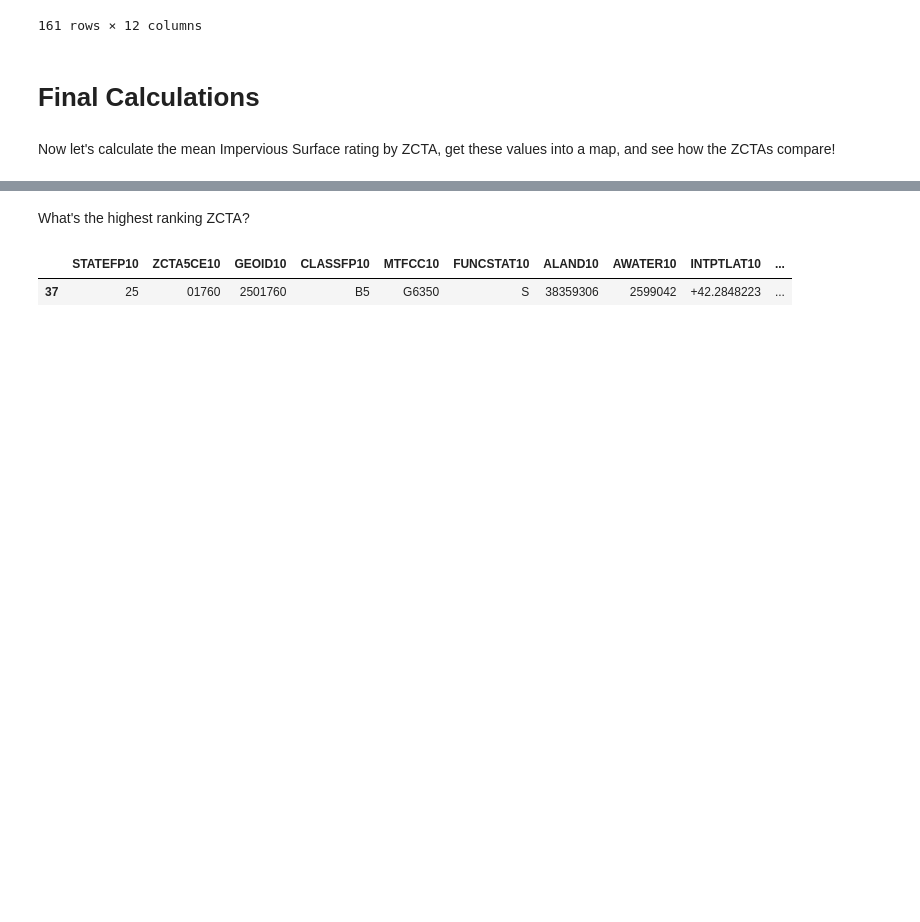
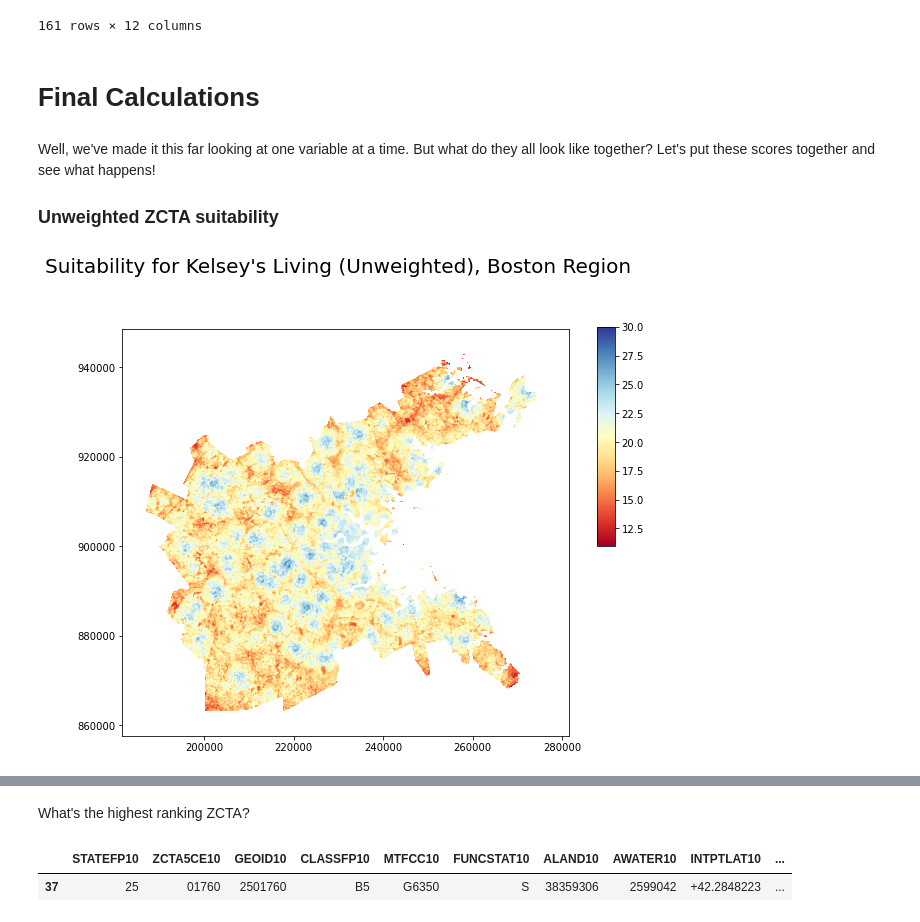
Before and after one commit to krowe42/FinalProject-LivingDecisions, a Jupyter notebook: Rowe-LivingDecisions.ipynb, the cells around one changed output, grey strips where cells are left out. Drawn from its saved outputs; the diff is of its cells as text; code cells hidden in the pictures; blank space fills up the shorter version.

Commit message:
added full weighted & unweighted suitability rasters

```diff
--- a/Rowe-LivingDecisions.ipynb
+++ b/Rowe-LivingDecisions.ipynb
@@ -294,11 +296,15 @@ landcover_reclass = np.full(shape, np.NaN)
 
 # Now to reclassify all those land cover types
 
-landcover_reclass[(landcover_zip == 21) | (landcover_zip == 22) | (landcover_zip == 23) | (landcover_zip == 24)] = 5
-landcover_reclass[(landcover_zip == 41) | (landcover_zip == 42) | (landcover_zip == 43)] = 4
+landcover_reclass[(landcover_zip == 21) | (landcover_zip == 22) \
+                | (landcover_zip == 23) | (landcover_zip == 24)] = 5
+landcover_reclass[(landcover_zip == 41) | (landcover_zip == 42) \
+                | (landcover_zip == 43)] = 4
 landcover_reclass[(landcover_zip == 52) | (landcover_zip == 71)] = 3
-landcover_reclass[(landcover_zip == 31) | (landcover_zip == 81) | (landcover_zip == 82)] = 2
-landcover_reclass[(landcover_zip == 11) | (landcover_zip == 12) | (landcover_zip == 90) | (landcover_zip == 95)] = 1
+landcover_reclass[(landcover_zip == 31) | (landcover_zip == 81) \
+                | (landcover_zip == 82)] = 2
+landcover_reclass[(landcover_zip == 11) | (landcover_zip == 12) \
+                | (landcover_zip == 90) | (landcover_zip == 95)] = 1
 # %%
 # Let's see what it looks like!
 
@@ -392,7 +398,8 @@ farmmarkets_bos = gpd.clip(farmmarkets, boston_mpo)
 
 # Lets rasterize those farmers markets!
 
-farmmarkets_raster = features.rasterize(farmmarkets_bos['geometry'], out_shape=shape, fill=1, transform=transform, default_value=0)
+farmmarkets_raster = features.rasterize(farmmarkets_bos['geometry'],
+                            out_shape=shape, fill=1, transform=transform, default_value=0)
 # %% [markdown]
 Now to create the distance raster - we'll plot this one too, because it'll actually look like something.
 # %%
@@ -466,7 +473,8 @@ libraries_bos = gpd.clip(libraries, boston_mpo)
 # Lets rasterize those libraries!
 
 libraries_raster = features.rasterize(libraries_bos['geometry'],
-                                        out_shape=shape, fill=1, transform=transform, default_value=0)
+                                      out_shape=shape, fill=1,
+                                      transform=transform, default_value=0)
 # %% [markdown]
 Now to create the distance raster - we'll plot this one too, because it'll actually look like something.
 # %%
@@ -691,4 +699,18 @@ zips_clipped = zips[zips.centroid.within(boston_mpo.geometry[10])]
 # %% [markdown]
 # Final Calculations
 # %% [markdown]
-Now let's calculate the mean Impervious Surface rating by ZCTA, get these values into a map, and see how the ZCTAs compare!
+Well, we've made it this far looking at one variable at a time. But what do they all look like together? Let's put these scores together and see what happens!
+
+### Unweighted ZCTA suitability
+# %%
+living_unweighted = impervious_reclass + landcover_reclass + trees_reclass \
+    + farmers_reclass_bos + libraries_reclass_bos + rest_reclass_bos
+# %%
+fig, ax = plt.subplots(figsize=(8,8))
+image = ax.imshow(living_unweighted, cmap="RdYlBu",
+                  extent = (bounds.left, bounds.right, bounds.bottom, bounds.top))
+fig.colorbar(image, cax = fig.add_axes([.95, 0.48, 0.03, 0.38]))
+fig.suptitle("Suitability for Kelsey's Living (Unweighted), Boston Region", fontsize=20)
+plt.show()
+# %% [output]
+[figure, added]
```
Also changed, not shown: parts of 12 cells of this notebook.
